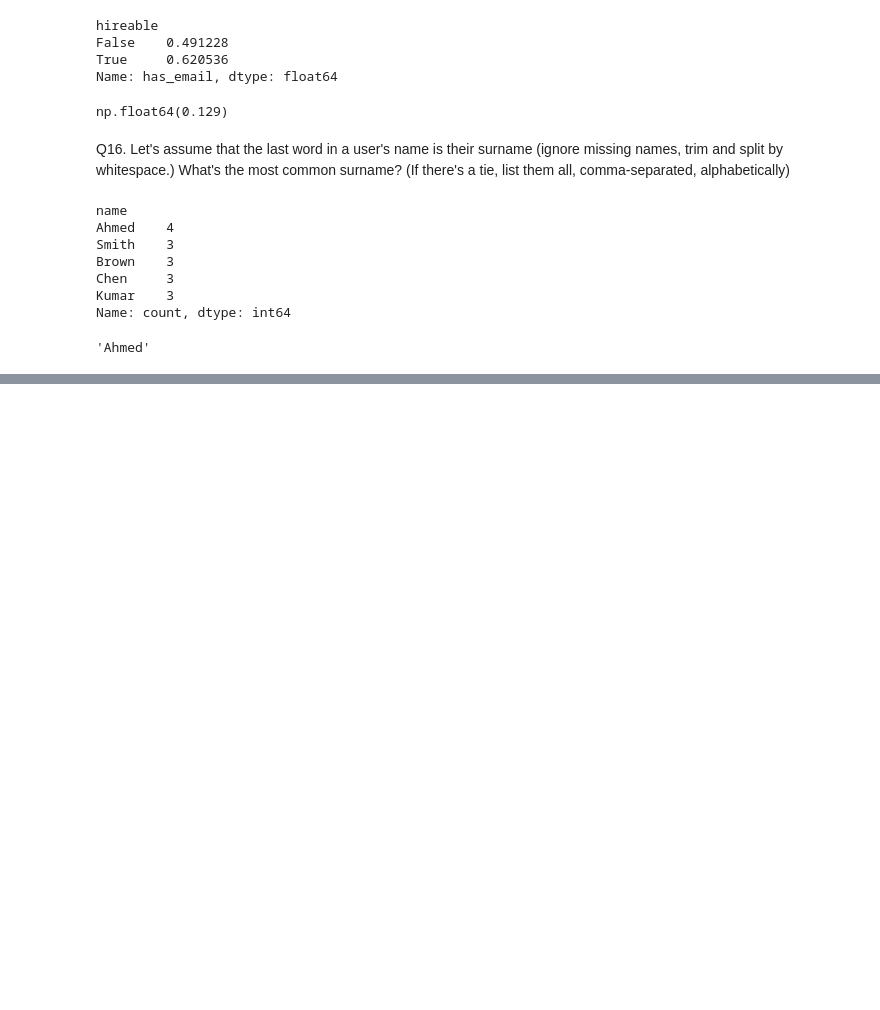
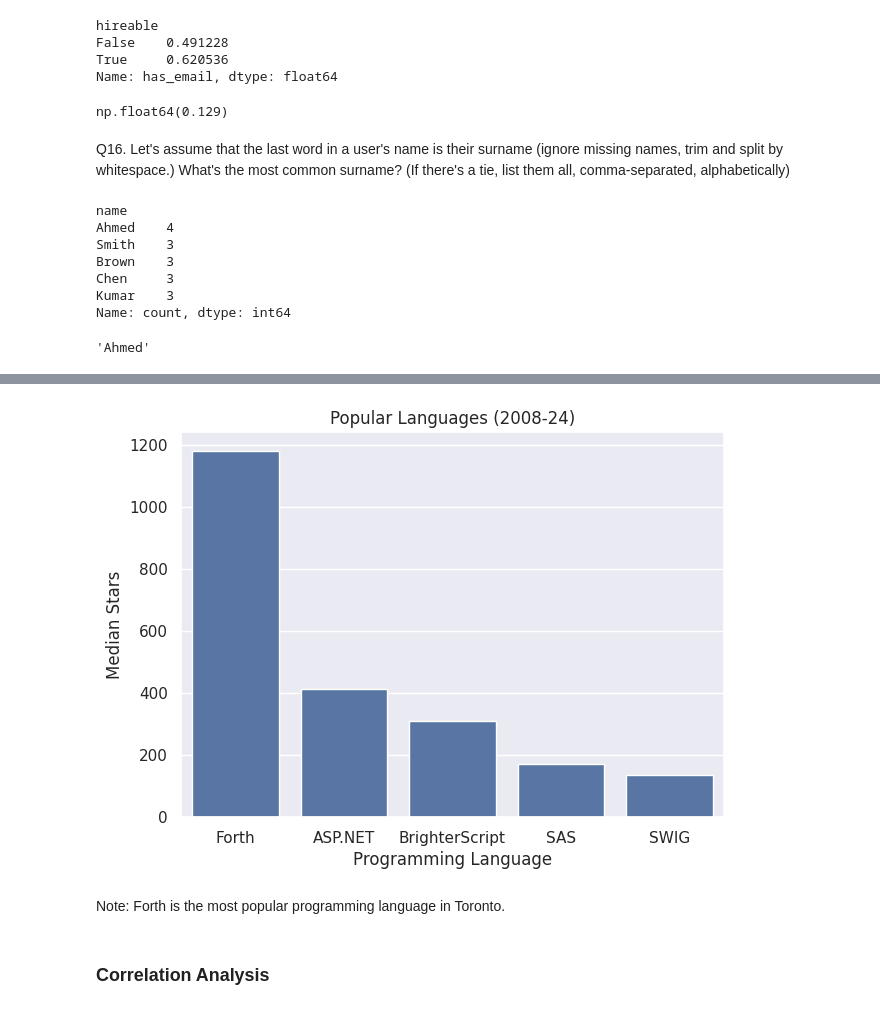
Before and after one commit to 22f3001905/tds-project-1-github-users-repos, a Jupyter notebook: notebook.ipynb, the cells around one changed output, grey strips where cells are left out. Saved outputs shown, nothing was run; the diff lists cells and outputs as text; code cells hidden in the pictures; blank space fills up the shorter version.

Commit message:
Completed analysis & written bullet points.

```diff
--- a/notebook.ipynb
+++ b/notebook.ipynb
@@ -765,0 +1313,3 @@ users_df['name'].str.strip().str.split().str[-1].value_counts().index[0]
+# %%
+sns.set_theme()
+plt.rcParams["figure.figsize"] = (7, 5)
@@ -765,0 +1350,3 @@ users_df['name'].str.strip().str.split().str[-1].value_counts().index[0]
+# %%
+popular_languages = repos_df.groupby('language')['stargazers_count'].median()
+popular_languages
@@ -765,0 +1367,12 @@ users_df['name'].str.strip().str.split().str[-1].value_counts().index[0]
+# %%
+sns.barplot(data=popular_languages.nlargest(5))
+plt.title('Popular Languages (2008-24)')
+plt.xlabel('Programming Language')
+plt.ylabel('Median Stars')
+plt.show()
+# %% [output]
+[figure, added]
+# %% [markdown]
+Note: Forth is the most popular programming language in Toronto.
+# %% [markdown]
+### Correlation Analysis
```
Also changed, not shown: parts of 43 cells of this notebook, 2 other files.
